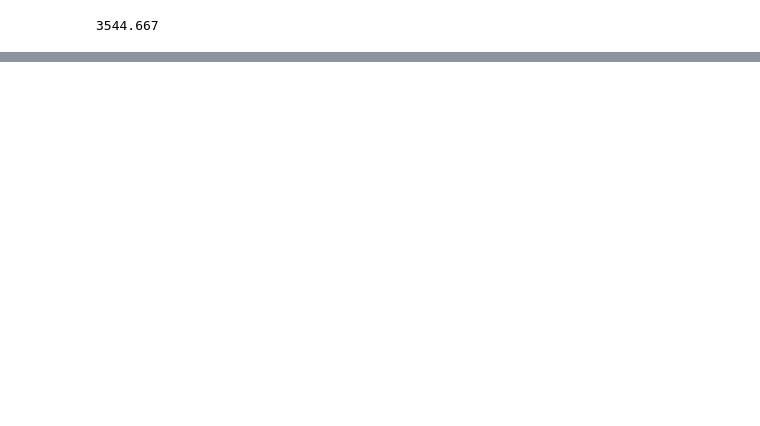
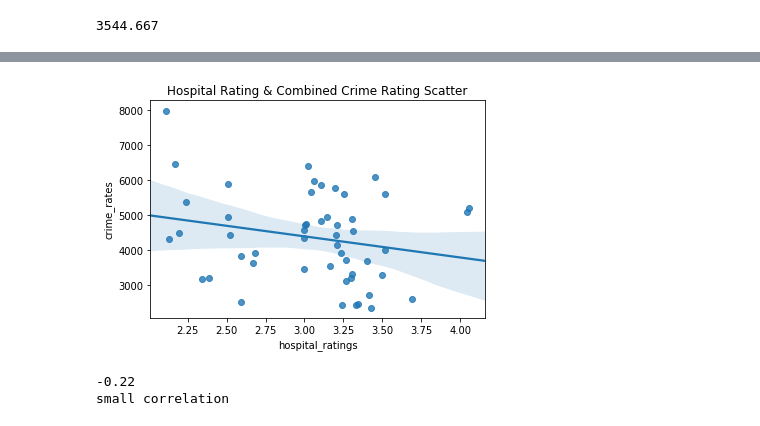
Before and after one commit to nahoczki/OFTRH, a Jupyter notebook: OFTRH (Operation Find Top-Rated Hospitals).ipynb, the cells around one changed output, grey strips where cells are left out. Saved outputs shown, nothing was run; the diff lists cells and outputs as text; code cells hidden in the pictures; blank space fills up the shorter version.

```diff
--- a/OFTRH (Operation Find Top-Rated Hospitals).ipynb
+++ b/OFTRH (Operation Find Top-Rated Hospitals).ipynb
@@ -237,0 +287,16 @@ plt.show()
+# %%
+#Cooler Scatterplot
+plt.xlabel('Hospital Rating')
+plt.ylabel('Crime Rate')
+plt.title("Hospital Rating & Combined Crime Rating Scatter")
+plt.show(sns.regplot(x='hospital_ratings', y='crime_rates', data = combined_df))
+# %% [output]
+[figure, added]
+# %%
+# correlation (combined)
+corr = combined_df["hospital_ratings"].corr(combined_df["crime_rates"])
+print (round(corr, 2))
+print ("small correlation")
+# %% [output]
+-0.22
+small correlation
```
Also changed, not shown: parts of 32 cells of this notebook.
